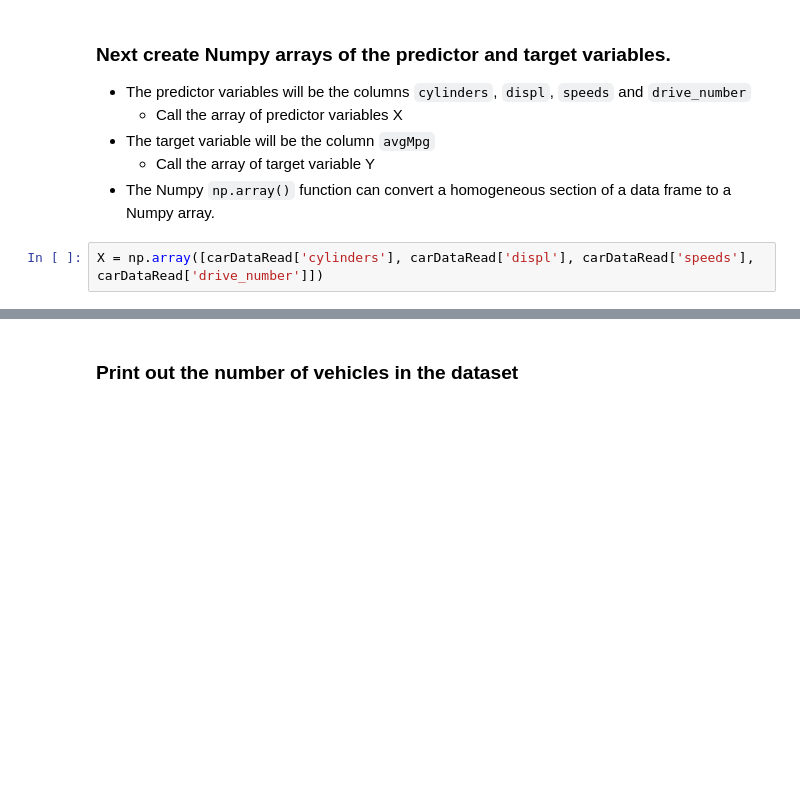
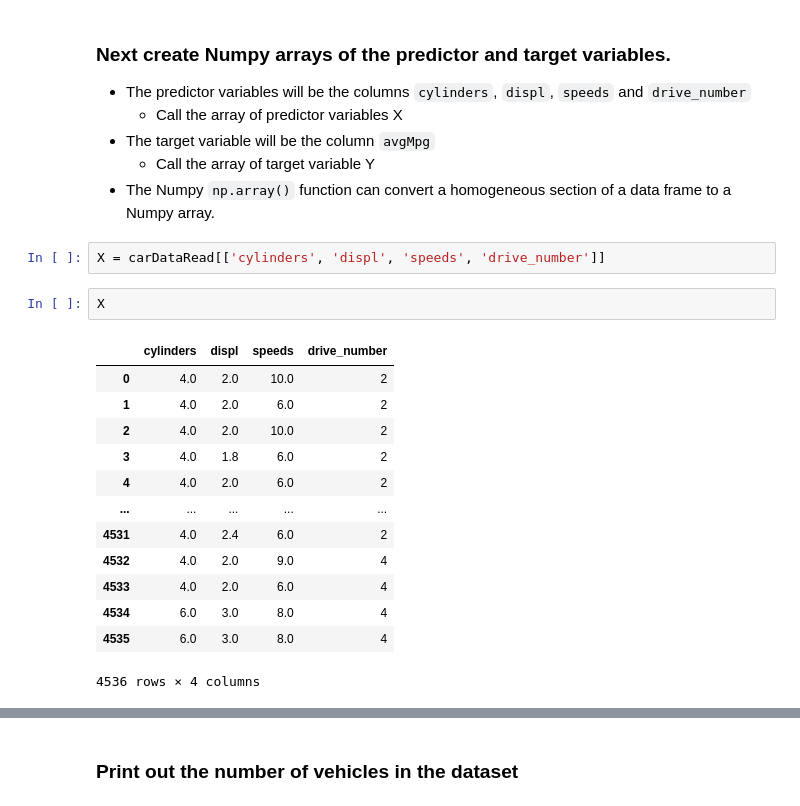
Before and after one commit to setiadha-unc/data720, a Jupyter notebook: Unit 5/Assignments/Unit5_Assignment_corrected.ipynb, the cells around one changed output, grey strips where cells are left out. Drawn from its saved outputs; the diff is of its cells as text; blank space fills up the shorter version.

```diff
--- a/Unit 5/Assignments/Unit5_Assignment_corrected.ipynb
+++ b/Unit 5/Assignments/Unit5_Assignment_corrected.ipynb
@@ -130,4 +129,20 @@ carDataRead #.head(10)
     * Call the array of target variable Y
 * The Numpy `np.array()` function can convert a homogeneous section of a data frame to a Numpy array.
 # %%
-X = np.array([carDataRead['cylinders'], carDataRead['displ'], carDataRead['speeds'], carDataRead['drive_number']])
+X = carDataRead[['cylinders', 'displ', 'speeds', 'drive_number']]
+# %%
+X
+# %% [output]
+|  | cylinders | displ | speeds | drive_number |
+| 0 | 4.0 | 2.0 | 10.0 | 2 |
+| 1 | 4.0 | 2.0 | 6.0 | 2 |
+| 2 | 4.0 | 2.0 | 10.0 | 2 |
+| 3 | 4.0 | 1.8 | 6.0 | 2 |
+| 4 | 4.0 | 2.0 | 6.0 | 2 |
+| ... | ... | ... | ... | ... |
+| 4531 | 4.0 | 2.4 | 6.0 | 2 |
+| 4532 | 4.0 | 2.0 | 9.0 | 4 |
+| 4533 | 4.0 | 2.0 | 6.0 | 4 |
+| 4534 | 6.0 | 3.0 | 8.0 | 4 |
+| 4535 | 6.0 | 3.0 | 8.0 | 4 |
+4536 rows × 4 columns
```
Also changed, not shown: parts of 22 cells of this notebook, 3 other files.
